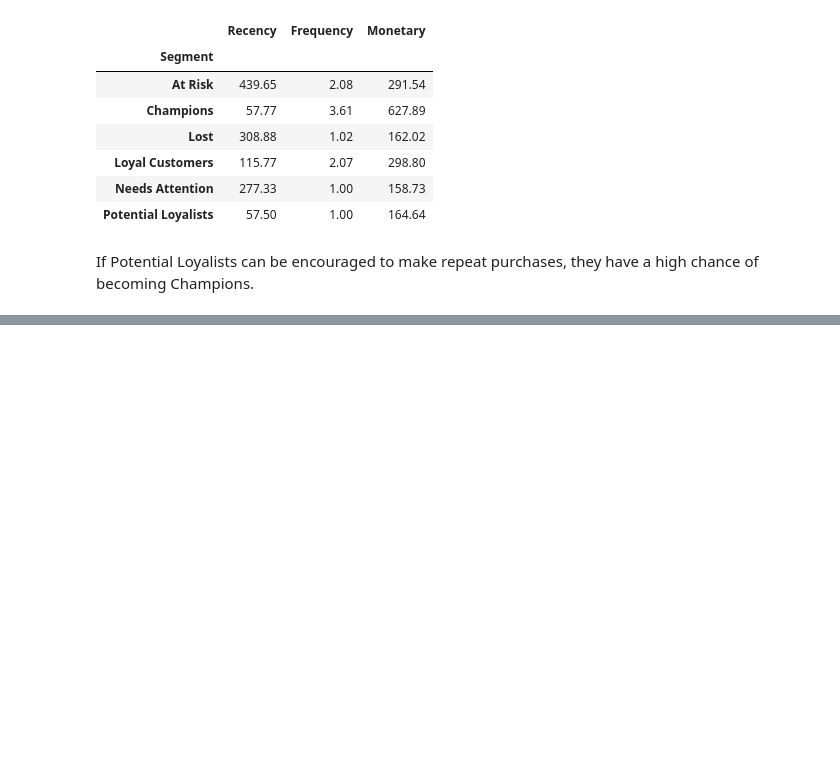
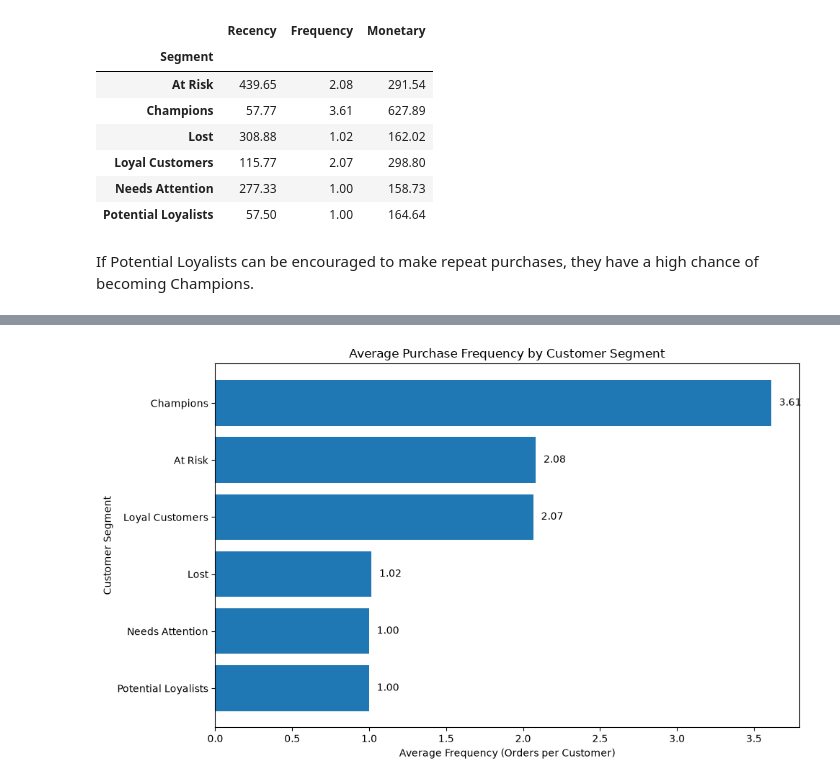
Before and after one commit to PrNamnnn/Customer-Retention-Analysis-using-RFM-Segmentation, a Jupyter notebook: notebooks/customer_retention_analysis.ipynb, the cells around one changed output, grey strips where cells are left out. Cells and saved outputs as stored; diff of their text form; code cells hidden in the pictures; blank space fills up the shorter version.

```diff
--- a/notebooks/customer_retention_analysis.ipynb
+++ b/notebooks/customer_retention_analysis.ipynb
@@ -532,0 +691,8 @@ If Potential Loyalists can be encouraged to make repeat purchases, they have a h
+# %%
+avg_frequency = (
+    rfm.groupby("Segment")["Frequency"]
+    .mean()
+    .sort_values(ascending=False)
+)
+
+avg_frequency
@@ -532,0 +708,27 @@ If Potential Loyalists can be encouraged to make repeat purchases, they have a h
+# %%
+plt.figure(figsize=(10, 6))
+
+plot_data = avg_frequency.sort_values()
+
+bars = plt.barh(
+    plot_data.index,
+    plot_data.values
+)
+
+plt.xlabel("Average Frequency (Orders per Customer)")
+plt.ylabel("Customer Segment")
+plt.title("Average Purchase Frequency by Customer Segment")
+
+for bar, value in zip(bars, plot_data.values):
+
+    plt.text(
+        bar.get_width() + 0.05,
+        bar.get_y() + bar.get_height() / 2,
+        f"{value:.2f}",
+        va="center"
+    )
+
+plt.tight_layout()
+plt.show()
+# %% [output]
+[figure, added]
```
Also changed, not shown: parts of 85 cells of this notebook, 20 other files.
